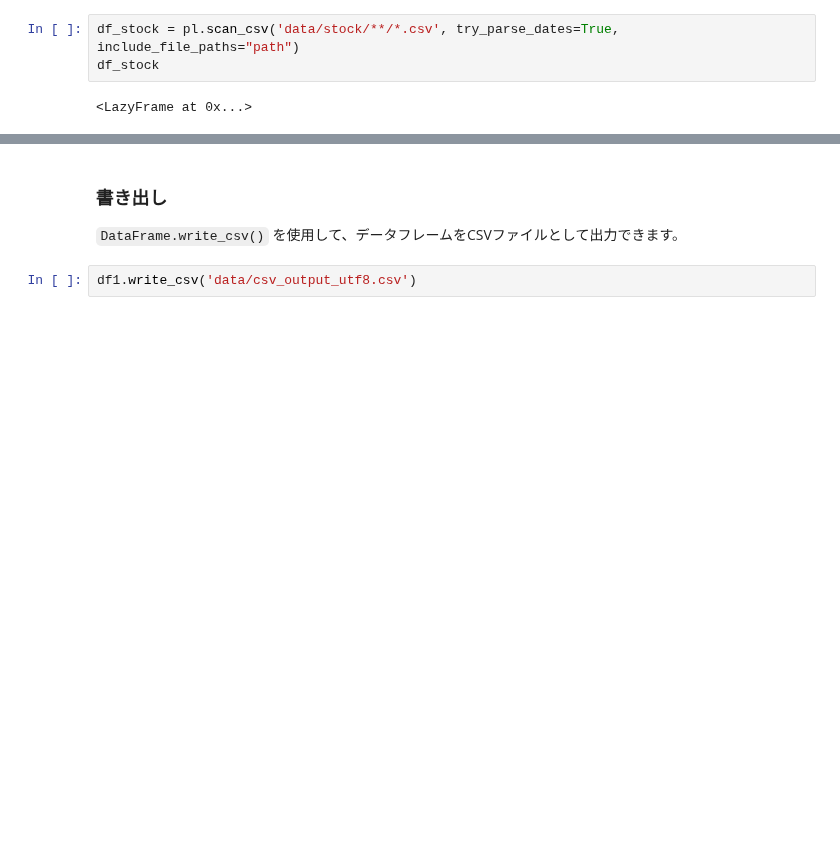
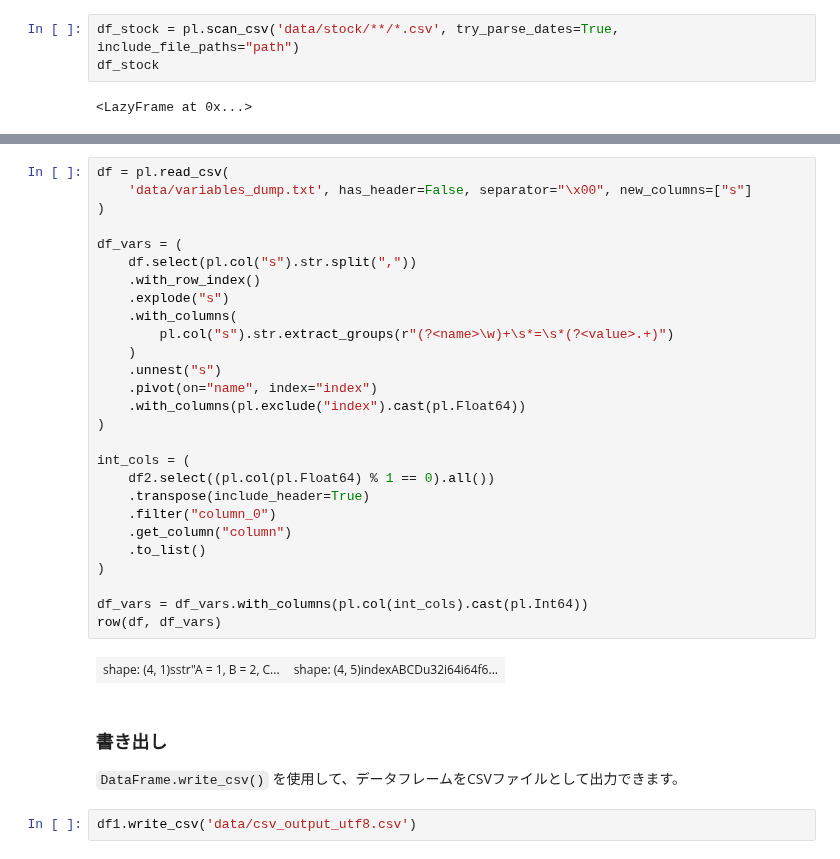
Before and after one commit to ruoyu0088/polars_guide, a Jupyter notebook: polars_guide/006_polars_input_and_output.ipynb, the cells around one changed output, grey strips where cells are left out. Cells and saved outputs as stored; diff of their text form; blank space fills up the shorter version.

```diff
--- a/polars_guide/006_polars_input_and_output.ipynb
+++ b/polars_guide/006_polars_input_and_output.ipynb
@@ -224,3 +248,32 @@ shape: (18_476, 9)
+# %%
+df = pl.read_csv(
+    'data/variables_dump.txt', has_header=False, separator="\x00", new_columns=["s"]
+)
+
+df_vars = (
+    df.select(pl.col("s").str.split(","))
+    .with_row_index()
+    .explode("s")
+    .with_columns(
+        pl.col("s").str.extract_groups(r"(?<name>\w)+\s*=\s*(?<value>.+)")
+    )
+    .unnest("s")
+    .pivot(on="name", index="index")
+    .with_columns(pl.exclude("index").cast(pl.Float64))
+)
+
+int_cols = (
+    df2.select((pl.col(pl.Float64) % 1 == 0).all())
+    .transpose(include_header=True)
+    .filter("column_0")
+    .get_column("column")
+    .to_list()
+)
+
+df_vars = df_vars.with_columns(pl.col(int_cols).cast(pl.Int64))
+row(df, df_vars)
+# %% [output]
+| shape: (4, 1)sstr"A = 1, B = 2, C... | shape: (4, 5)indexABCDu32i64i64f6... |
 # %% [markdown]
 ### 書き出し
 
```
Also changed, not shown: parts of 3 cells of this notebook, 1 other file.
